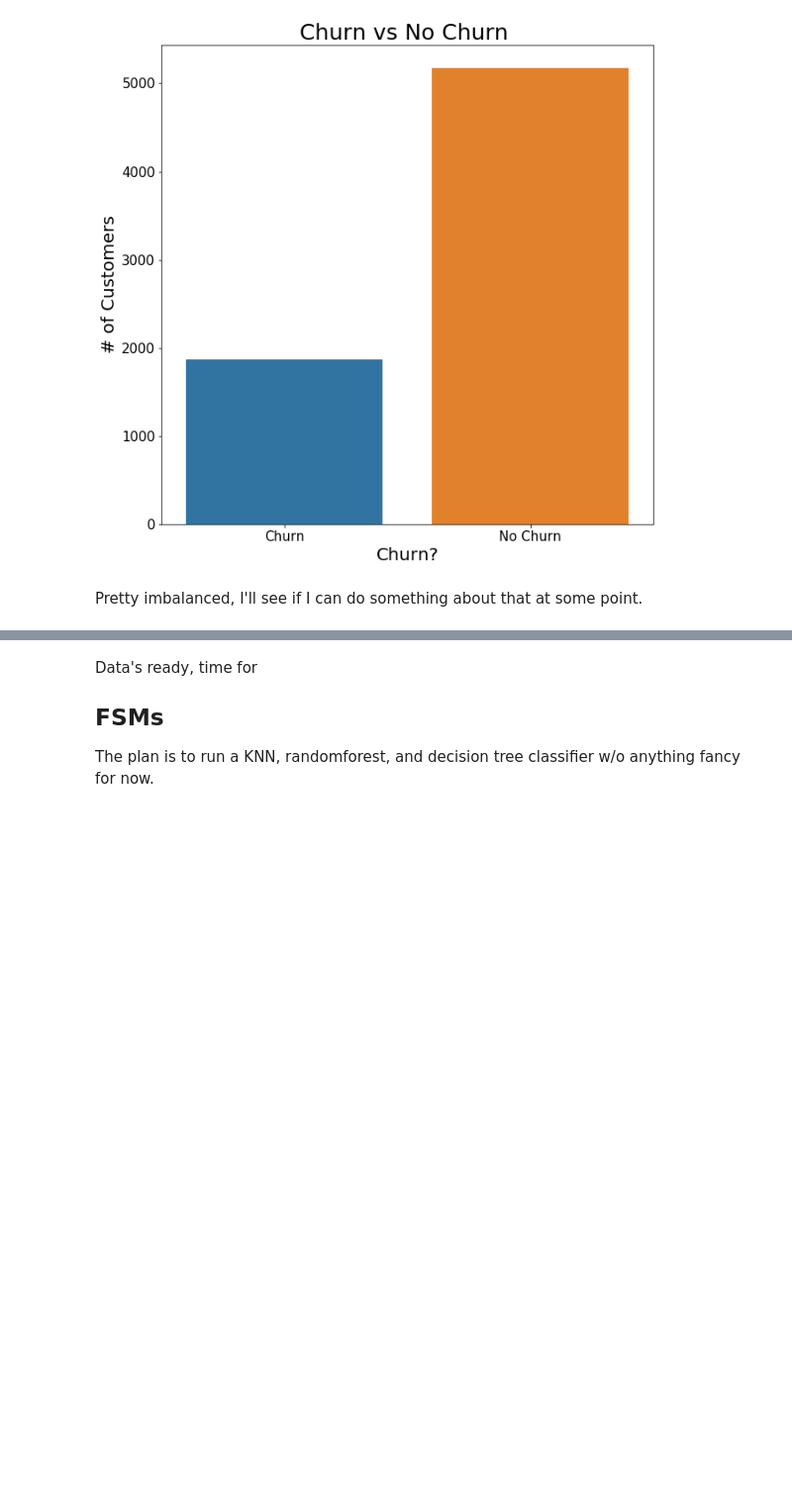
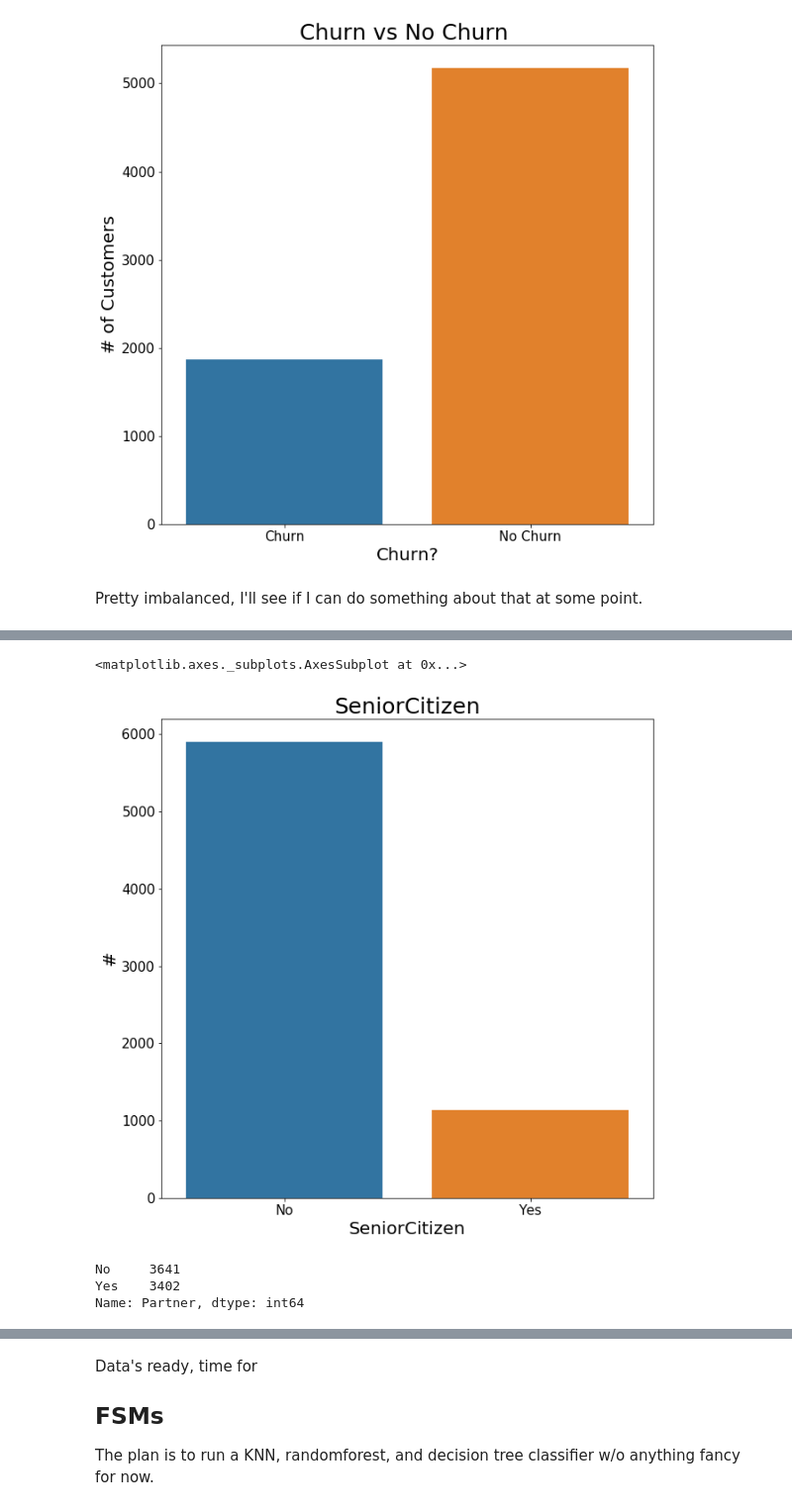
Before and after one commit to Booandlean/Telco_Customer_Churn-, a Jupyter notebook: EDA_+_Vis.ipynb, the cells around one changed output, grey strips where cells are left out. Shown: that part at 99% size. Drawn from its saved outputs; the diff is of its cells as text; code cells hidden in the pictures; blank space fills up the shorter version.

```diff
--- a/Cleaning_and_EDA.ipynb
+++ b/EDA_+_Vis.ipynb
@@ -148,0 +200,17 @@ Pretty imbalanced, I'll see if I can do something about that at some point.
+# %%
+fig, ax = plt.subplots(figsize=(5,5))
+plt.title('SeniorCitizen', fontsize = 25)
+ax.tick_params(axis = 'both', labelsize = 15)
+plt.xlabel('SeniorCitizen', fontsize = 20)
+plt.ylabel('#', fontsize = 20)
+sns.barplot(x = ['No', 'Yes'], y = [y_value[0], y_value[1]], ax = ax)
+# %% [output]
+<matplotlib.axes._subplots.AxesSubplot at 0x...>
+[figure, added]
+# %%
+y_value = df['Partner'].value_counts()
+y_value
+# %% [output]
+No     3641
+Yes    3402
+Name: Partner, dtype: int64
```
Also changed, not shown: parts of 11 cells of this notebook.
